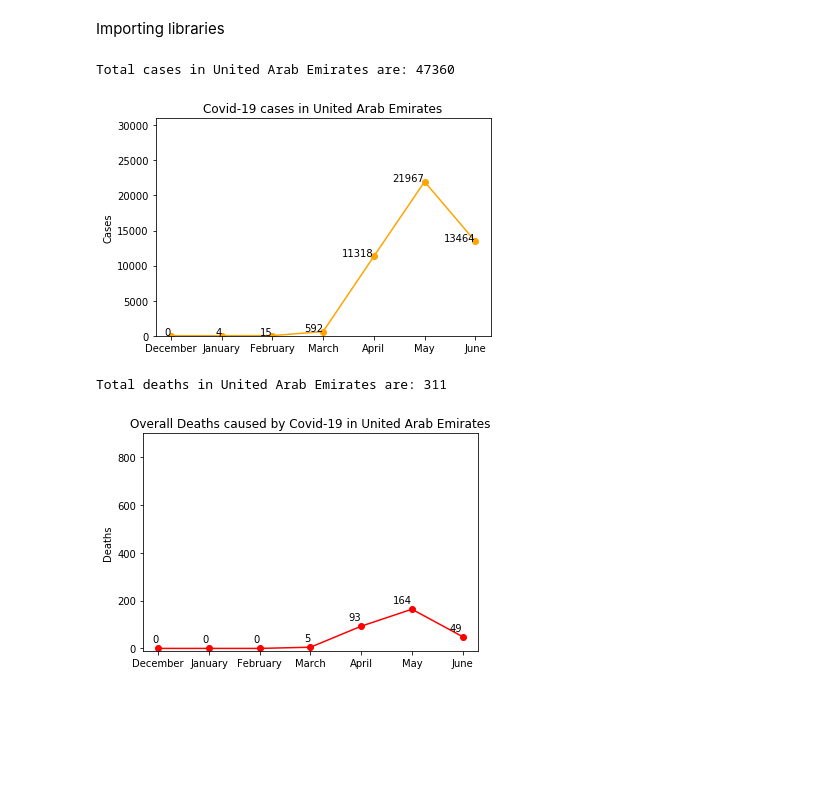
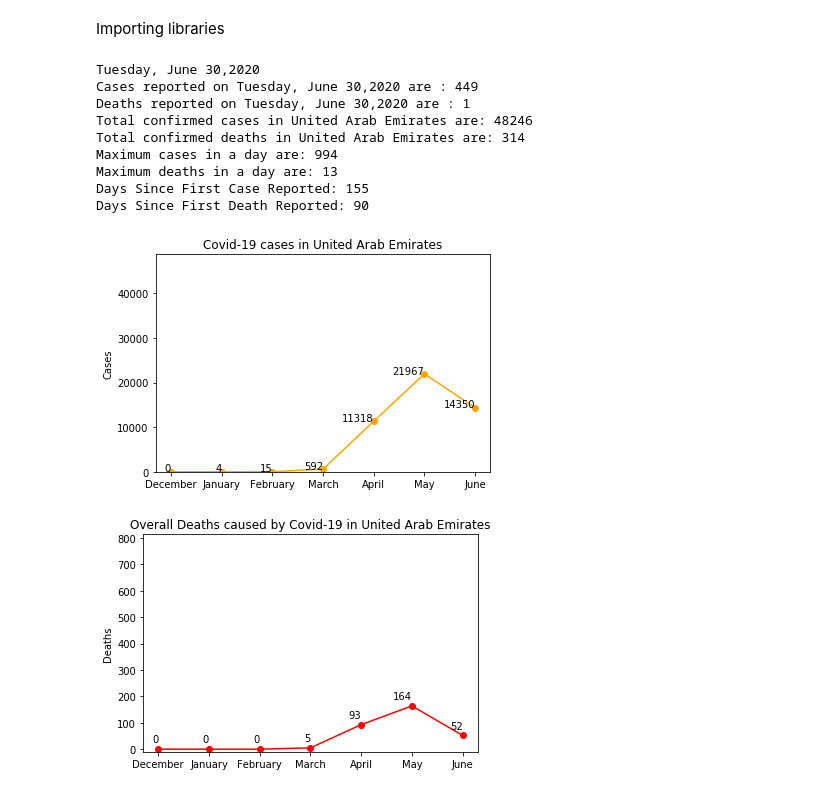
Before and after one commit to rameeztariq/CoronaGraph, a Jupyter notebook: Covid-19_Cases_CountryWise.ipynb, the cells around one changed output. Drawn from its saved outputs; the diff is of its cells as text; code cells hidden in the pictures; blank space fills up the shorter version.

```diff
--- a/Covid-19_Cases_CountryWise.ipynb
+++ b/Covid-19_Cases_CountryWise.ipynb
@@ -42,7 +42,8 @@ def GetActiveDate(minusDay):
 # fetch data and save it to the global variable
 ds = GetDataFromFile()
 # %%
-def ShowData(country, searchType, graphVal,df):
+def ShowData(country, searchType,df):
+
     #country : United_Arab_Emirates, Pakistan
     #searchType : data to show against the column. i.e cases, deaths
     # graphVal : y axis which indicates how far we can go for the value
@@ -50,14 +51,10 @@ def ShowData(country, searchType, graphVal,df):
 
     # data to fetch against the specific country
     df = df[df['countriesAndTerritories'] == country]
-
-     # if country has underscores then replace it with the space.
+    # if country has underscores then replace it with the space.
     country = country.replace('_', ' ')
 
-    #Total cases OR deaths in any Country
-    total_cases_deaths = df[searchType].sum()
-    print('\033[1m' + 'Total '+ searchType +' in ' + country +' are: ' + str(total_cases_deaths))
-
+    #print('Total '+ searchType +' in ' + country +' are: ' + str(total_cases_deaths))
     # sort all the dates from the excel file
     df = df.sort_values(['year', 'month', 'day'], ascending=[1, 1, 1])
 
@@ -67,13 +64,15 @@ def ShowData(country, searchType, graphVal,df):
     #graphdf is a data frame and a grouped version of the data
     graphdf = df.groupby([df['Date'].dt.month_name()], sort=False).sum()
 
+    #sum of cases or deaths
+    sumOfRecords = df[searchType].sum() + 500
+
     # create the list of the items. i.e list of cases OR deaths
     case_type = list(graphdf[searchType])
     fig = plt.figure()
     ax = fig.add_subplot(111)
 
 
-    # just capitalize the first letter of either case or death
     searchType = searchType.capitalize()
     title =''
     if searchType == 'Cases':
@@ -90,6 +89,6 @@ def ShowData(country, searchType, graphVal,df):
         # i is an iterator
         # v is value of the list
         ax.text(i, v + 25, "%d" % v, ha="right")
-    plt.ylim(-10, graphVal)
+    plt.ylim(-10, sumOfRecords)
     plt.ylabel(searchType)
     plt.title(title)
@@ -96,10 +137,20 @@ def ShowData(country, searchType, graphVal,df):
+# %%
+ShowStats('United_Arab_Emirates',ds)
+# %% [output]
+Tuesday, June 30,2020
+Cases reported on Tuesday, June 30,2020 are : 449
+Deaths reported on Tuesday, June 30,2020 are : 1
+Total confirmed cases in United Arab Emirates are: 48246
+Total confirmed deaths in United Arab Emirates are: 314
+Maximum cases in a day are: 994
+Maximum deaths in a day are: 13
+Days Since First Case Reported: 155
+Days Since First Death Reported: 90
 # %%
-ShowData('United_Arab_Emirates', 'cases', 31000,ds)
+ShowData('United_Arab_Emirates', 'cases',ds)
 # %% [output]
-Total cases in United Arab Emirates are: 47360
-[figure, old version]
+[figure, new version]
 # %%
-ShowData('United_Arab_Emirates', 'deaths', 900,ds)
+ShowData('United_Arab_Emirates', 'deaths',ds)
 # %% [output]
-Total deaths in United Arab Emirates are: 311
-[figure, old version]
+[figure, new version]
```
Also changed, not shown: parts of 5 cells of this notebook.
